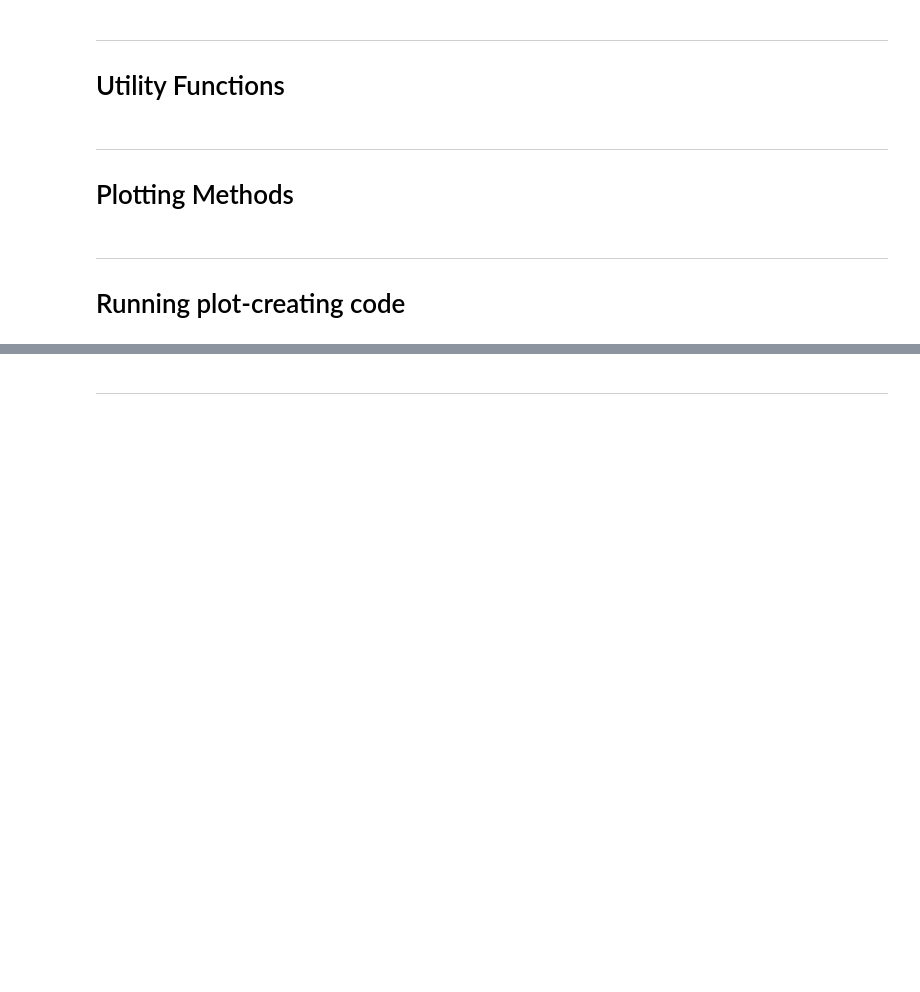
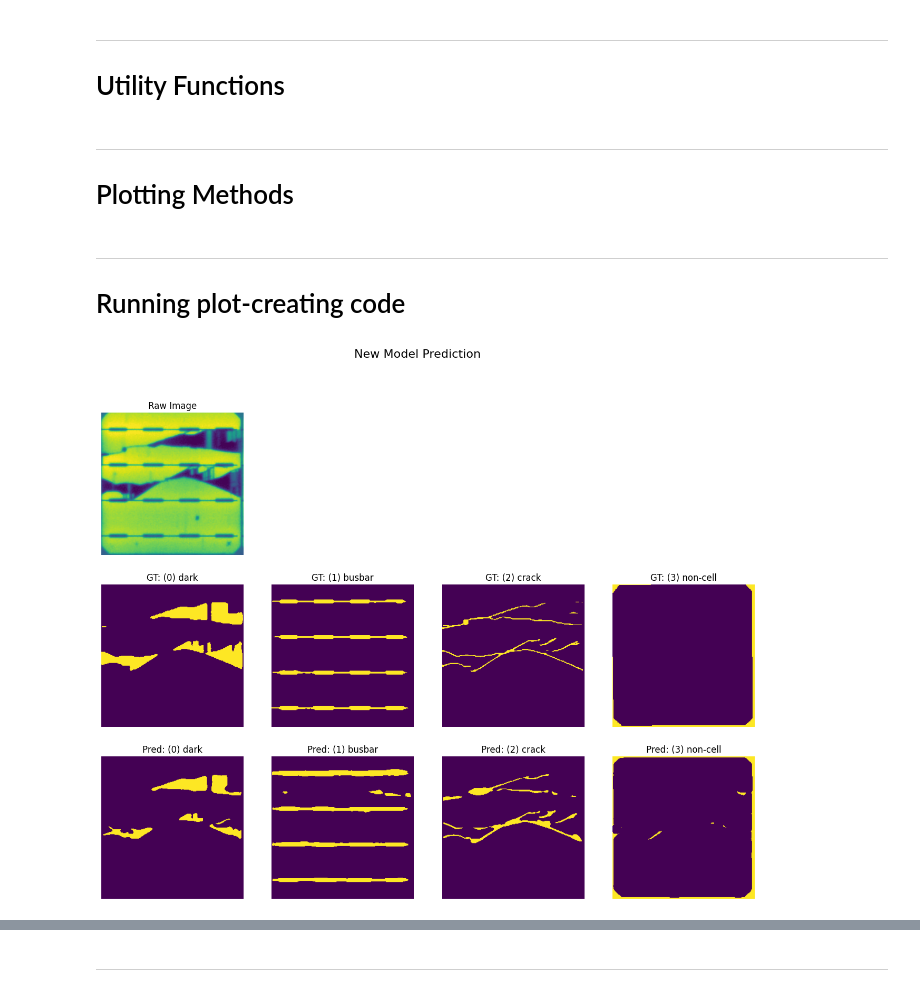
Before and after one commit to sandialabs/pvcracks, a Jupyter notebook: multi-channel/testing/paper_figures.ipynb, the cells around one changed output, grey strips where cells are left out. Saved outputs shown, nothing was run; the diff lists cells and outputs as text; code cells hidden in the pictures; blank space fills up the shorter version.

```diff
--- a/multi-channel/testing/paper_figures.ipynb
+++ b/multi-channel/testing/paper_figures.ipynb
@@ -210,9 +210,15 @@ def raw_model_outputs(idx, root, weight_path, category_mapping):
 # %%
 category_mapping = {0: "dark", 1: "busbar", 2: "crack", 3: "non-cell"}
 root = Path(
     "/Users/ojas/Desktop/saj/SANDIA/pvcracks_data/Channeled_Combined_CWRU_LBNL_ASU_No_Empty/"
 )
-weight_path = "/Users/ojas/Desktop/saj/SANDIA/pvcracks_data/Channeled_Combined_CWRU_LBNL_ASU_No_Empty_Optimized/model.pt"
+# weight_path = "/Users/ojas/Desktop/saj/SANDIA/pvcracks_data/Channeled_Combined_CWRU_LBNL_ASU_No_Empty_Optimized/model.pt"
+weight_path = "/Users/ojas/Desktop/saj/SANDIA/pvcracks_data/Channeled_Combined_CWRU_LBNL_ASU_No_Empty_Optimized/model_epoch39_paramaters-wandb.pt"
 
-for i in range(0, 2):
-    two_row_inference_and_show(i, root, weight_path, category_mapping)
+two_row_inference_and_show(7, root, weight_path, category_mapping)
+
+# for i in range(0, 101):
+#     print(i)
+#     two_row_inference_and_show(i, root, weight_path, category_mapping)
+# %% [output]
+[figure, added]
```
Also changed, not shown: parts of 6 cells of this notebook, 2 other files.
